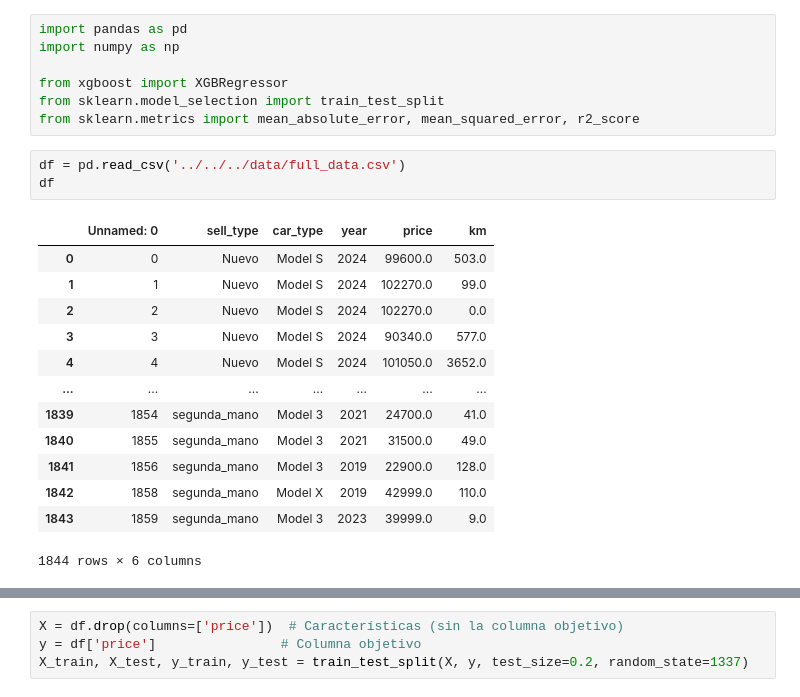
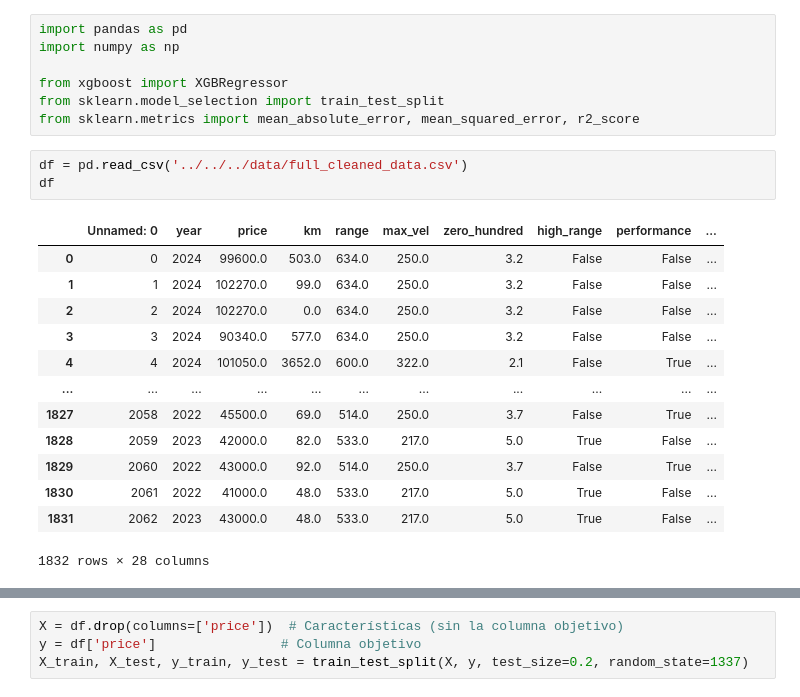
Before and after one commit to GamblerRunner/ProyectoTesla, a Jupyter notebook: src/modeling/Notebooks/XGBoost_victor.ipynb, the cells around one changed output, grey strips where cells are left out. Cells and saved outputs as stored; diff of their text form.

Commit message:
Modeling completed

```diff
--- a/src/modeling/Notebooks/XGBoost_victor.ipynb
+++ b/src/modeling/Notebooks/XGBoost_victor.ipynb
@@ -6,22 +6,22 @@ from xgboost import XGBRegressor
 from sklearn.model_selection import train_test_split
 from sklearn.metrics import mean_absolute_error, mean_squared_error, r2_score
 # %%
-df = pd.read_csv('../../../data/full_data.csv')
+df = pd.read_csv('../../../data/full_cleaned_data.csv')
 df
 # %% [output]
-|  | Unnamed: 0 | sell_type | car_type | year | price | km |
-| 0 | 0 | Nuevo | Model S | 2024 | 99600.0 | 503.0 |
-| 1 | 1 | Nuevo | Model S | 2024 | 102270.0 | 99.0 |
-| 2 | 2 | Nuevo | Model S | 2024 | 102270.0 | 0.0 |
-| 3 | 3 | Nuevo | Model S | 2024 | 90340.0 | 577.0 |
-| 4 | 4 | Nuevo | Model S | 2024 | 101050.0 | 3652.0 |
-| ... | ... | ... | ... | ... | ... | ... |
-| 1839 | 1854 | segunda_mano | Model 3 | 2021 | 24700.0 | 41.0 |
-| 1840 | 1855 | segunda_mano | Model 3 | 2021 | 31500.0 | 49.0 |
-| 1841 | 1856 | segunda_mano | Model 3 | 2019 | 22900.0 | 128.0 |
-| 1842 | 1858 | segunda_mano | Model X | 2019 | 42999.0 | 110.0 |
-| 1843 | 1859 | segunda_mano | Model 3 | 2023 | 39999.0 | 9.0 |
+|  | Unnamed: 0 | year | price | km | range | max_vel | zero_hundred | high_range | performance | ... |
+| 0 | 0 | 2024 | 99600.0 | 503.0 | 634.0 | 250.0 | 3.2 | False | False | ... |
+| 1 | 1 | 2024 | 102270.0 | 99.0 | 634.0 | 250.0 | 3.2 | False | False | ... |
+| 2 | 2 | 2024 | 102270.0 | 0.0 | 634.0 | 250.0 | 3.2 | False | False | ... |
+| 3 | 3 | 2024 | 90340.0 | 577.0 | 634.0 | 250.0 | 3.2 | False | False | ... |
+| 4 | 4 | 2024 | 101050.0 | 3652.0 | 600.0 | 322.0 | 2.1 | False | True | ... |
+| ... | ... | ... | ... | ... | ... | ... | ... | ... | ... | ... |
+| 1827 | 2058 | 2022 | 45500.0 | 69.0 | 514.0 | 250.0 | 3.7 | False | True | ... |
+| 1828 | 2059 | 2023 | 42000.0 | 82.0 | 533.0 | 217.0 | 5.0 | True | False | ... |
+| 1829 | 2060 | 2022 | 43000.0 | 92.0 | 514.0 | 250.0 | 3.7 | False | True | ... |
+| 1830 | 2061 | 2022 | 41000.0 | 48.0 | 533.0 | 217.0 | 5.0 | True | False | ... |
+| 1831 | 2062 | 2023 | 43000.0 | 48.0 | 533.0 | 217.0 | 5.0 | True | False | ... |
-1844 rows × 6 columns
+1832 rows × 28 columns
 # %%
 df.isna().sum()
 # %% [output]
```
Also changed, not shown: parts of 10 cells of this notebook, 7 other files.
